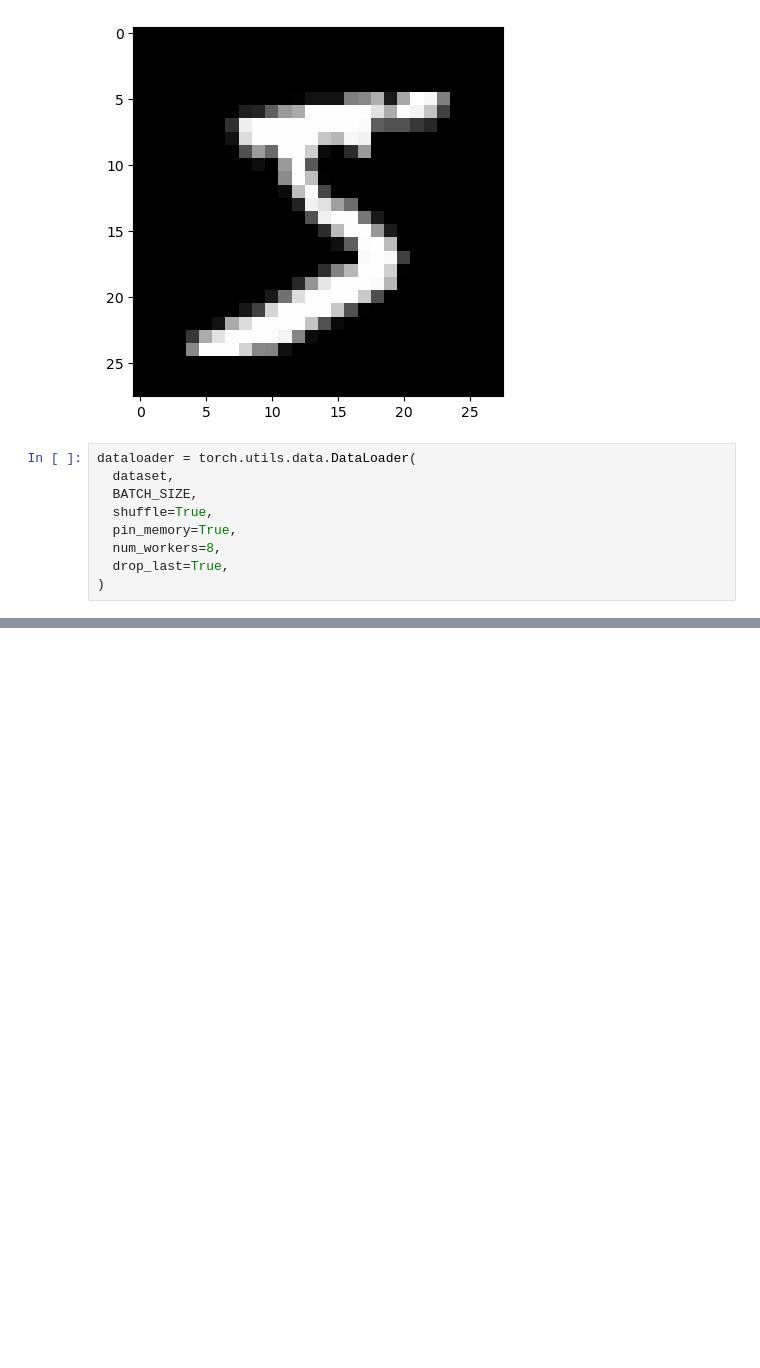
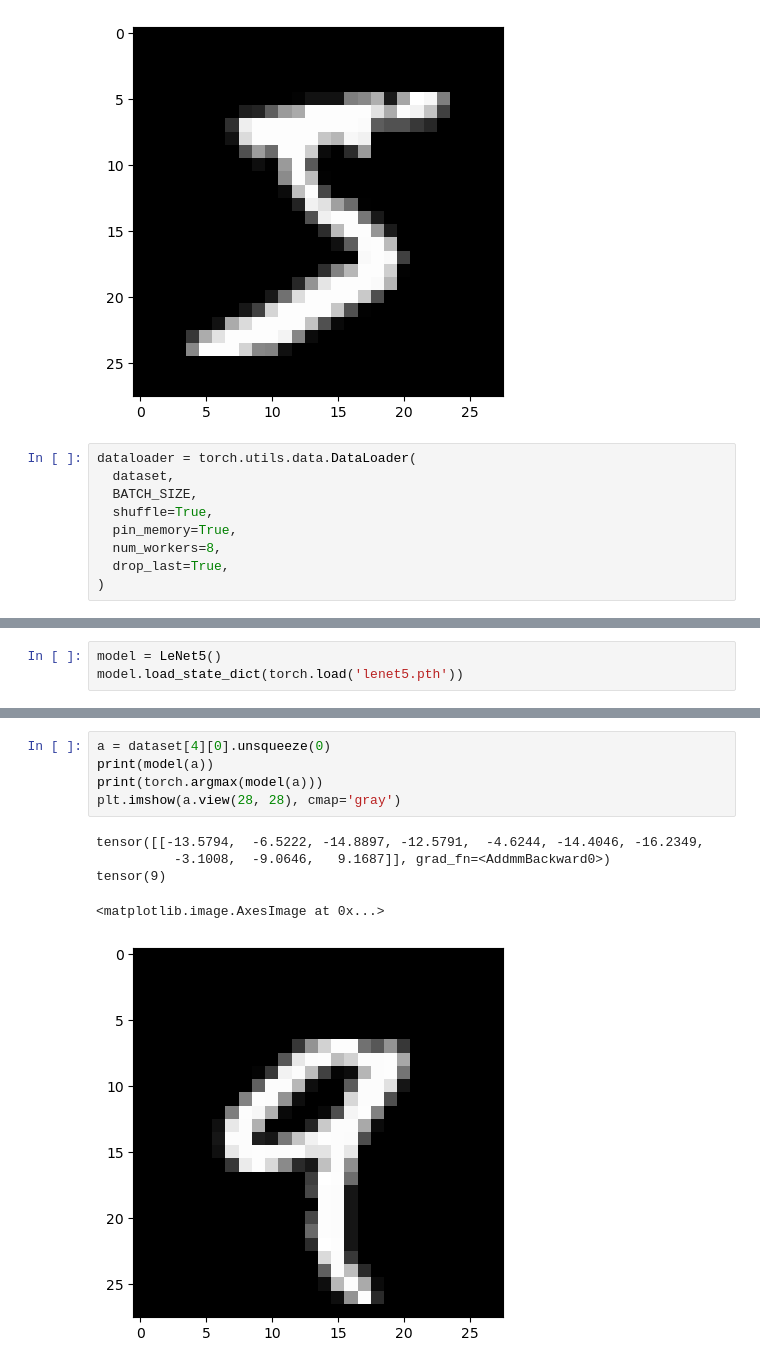
Before and after one commit to ManDag004/paper-implementations, a Jupyter notebook: Computer Vision/LeNet5/model.ipynb, the cells around one changed output, grey strips where cells are left out. Drawn from its saved outputs; the diff is of its cells as text; blank space fills up the shorter version.

Commit message:
feat: Add LeNet-5 model implementation for handwritten digit recognition

```diff
--- a/Computer Vision/LeNet5/model.ipynb
+++ b/Computer Vision/LeNet5/model.ipynb
@@ -83,0 +98,3 @@ Epoch: 9 Loss: 2.4738525098655373e-05
+# %%
+model = LeNet5()
+model.load_state_dict(torch.load('lenet5.pth'))
@@ -83,0 +122,11 @@ Epoch: 9 Loss: 2.4738525098655373e-05
+# %%
+a = dataset[4][0].unsqueeze(0)
+print(model(a))
+print(torch.argmax(model(a)))
+plt.imshow(a.view(28, 28), cmap='gray')
+# %% [output]
+tensor([[-13.5794,  -6.5222, -14.8897, -12.5791,  -4.6244, -14.4046, -16.2349,
+          -3.1008,  -9.0646,   9.1687]], grad_fn=<AddmmBackward0>)
+tensor(9)
+<matplotlib.image.AxesImage at 0x...>
+[figure, added]
```
Also changed, not shown: parts of 10 cells of this notebook, 18 other files.
